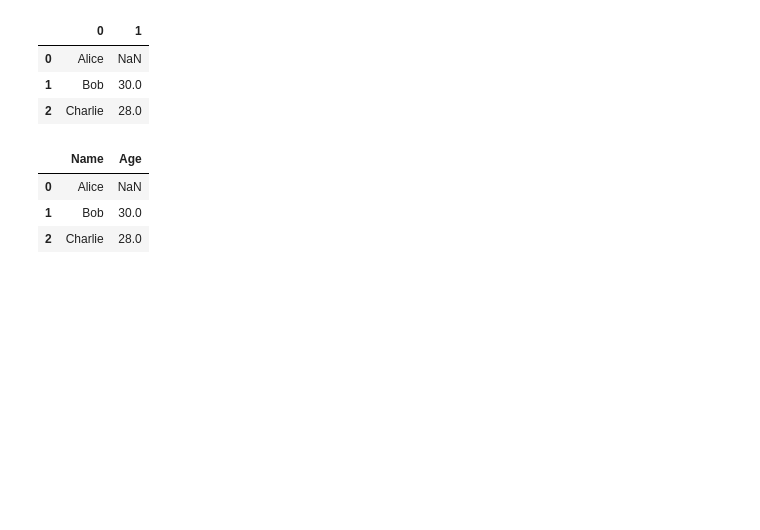
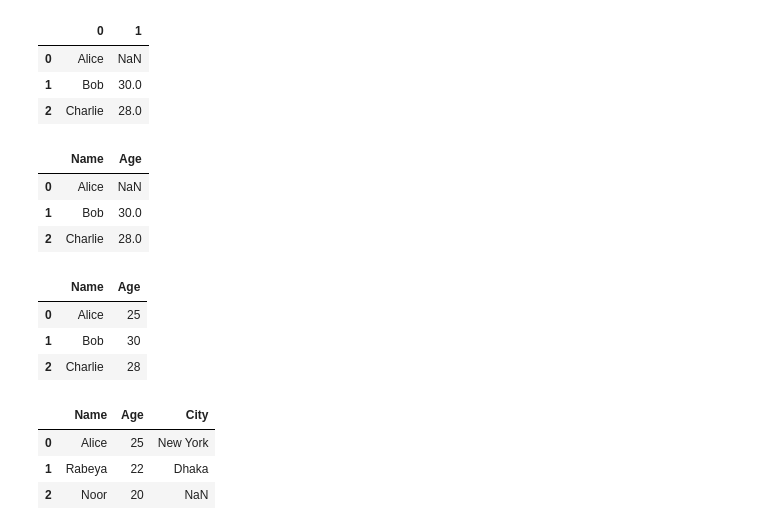
Before and after one commit to rabeyanoor/AI-ML, a Jupyter notebook: Week-3/Module_12.ipynb, the cells around one changed output. Drawn from its saved outputs; the diff is of its cells as text; code cells hidden in the pictures; blank space fills up the shorter version.

Commit message:
addeed dictionary

```diff
--- a/Week-3/Module_12.ipynb
+++ b/Week-3/Module_12.ipynb
@@ -395,3 +395,33 @@ tuple_df
 | 0 | Alice | NaN |
 | 1 | Bob | 30.0 |
 | 2 | Charlie | 28.0 |
+# %%
+# dictionary
+
+my_dict ={
+    'Name':['Alice','Bob','Charlie'],
+    'Age':[25,30,28]
+}
+
+dict_df = pd.DataFrame(my_dict)
+dict_df
+# %% [output]
+|  | Name | Age |
+| 0 | Alice | 25 |
+| 1 | Bob | 30 |
+| 2 | Charlie | 28 |
+# %%
+my_data =[
+    {'Name':'Alice', 'Age':25, 'City': 'New York'},
+    {'Name':'Rabeya', 'Age':22, 'City':'Dhaka'},
+    {'Name':'Noor', 'Age':20}
+
+]
+
+data_df = pd.DataFrame(my_data)
+data_df
+# %% [output]
+|  | Name | Age | City |
+| 0 | Alice | 25 | New York |
+| 1 | Rabeya | 22 | Dhaka |
+| 2 | Noor | 20 | NaN |
```
